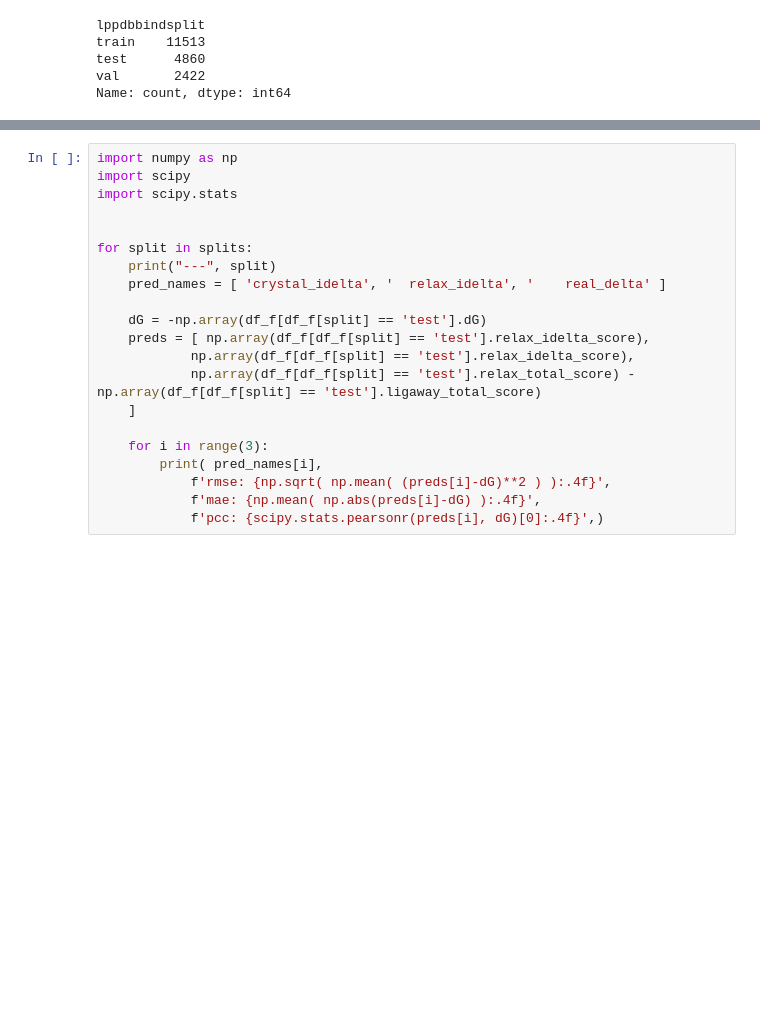
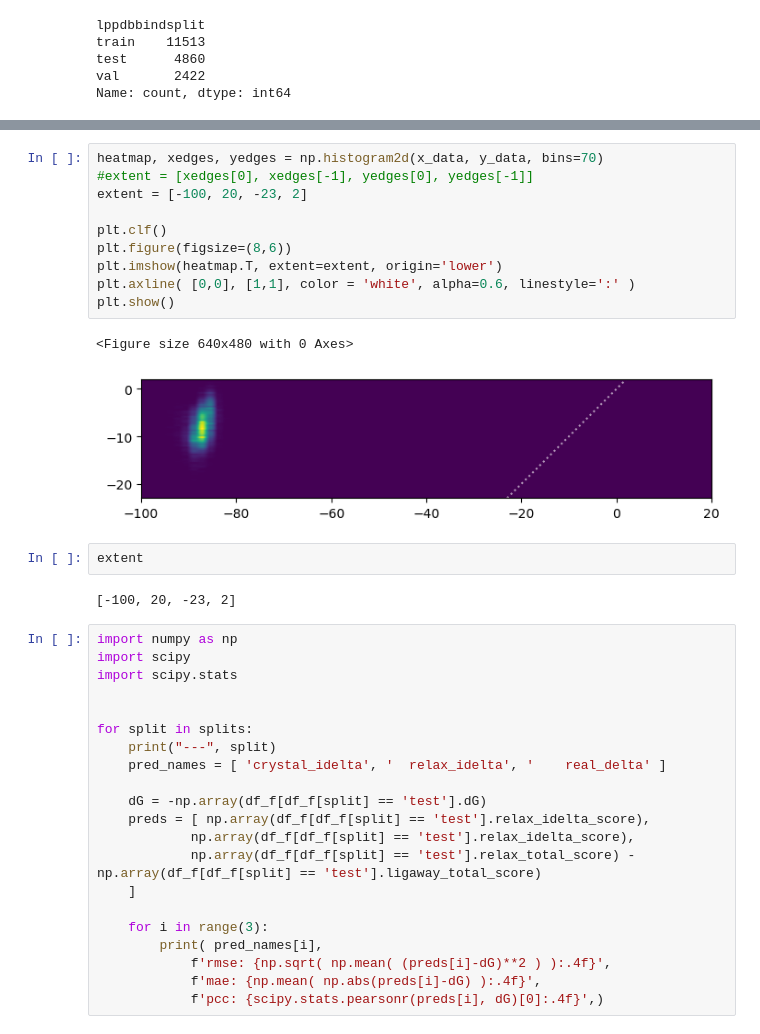
Before and after one commit to Hackefleisch/pdbbind_dock, a Jupyter notebook: analysis.ipynb, the cells around one changed output, grey strips where cells are left out. Cells and saved outputs as stored; diff of their text form; blank space fills up the shorter version.

```diff
--- a/analysis.ipynb
+++ b/analysis.ipynb
@@ -313,3 +329,20 @@ plt.show()
+# %%
+heatmap, xedges, yedges = np.histogram2d(x_data, y_data, bins=70)
+#extent = [xedges[0], xedges[-1], yedges[0], yedges[-1]]
+extent = [-100, 20, -23, 2]
+
+plt.clf()
+plt.figure(figsize=(8,6))
+plt.imshow(heatmap.T, extent=extent, origin='lower')
+plt.axline( [0,0], [1,1], color = 'white', alpha=0.6, linestyle=':' )
+plt.show()
+# %% [output]
+<Figure size 640x480 with 0 Axes>
+[figure, added]
+# %%
+extent
+# %% [output]
+[-100, 20, -23, 2]
 # %%
 import numpy as np
 import scipy
```
Also changed, not shown: parts of 7 cells of this notebook.
